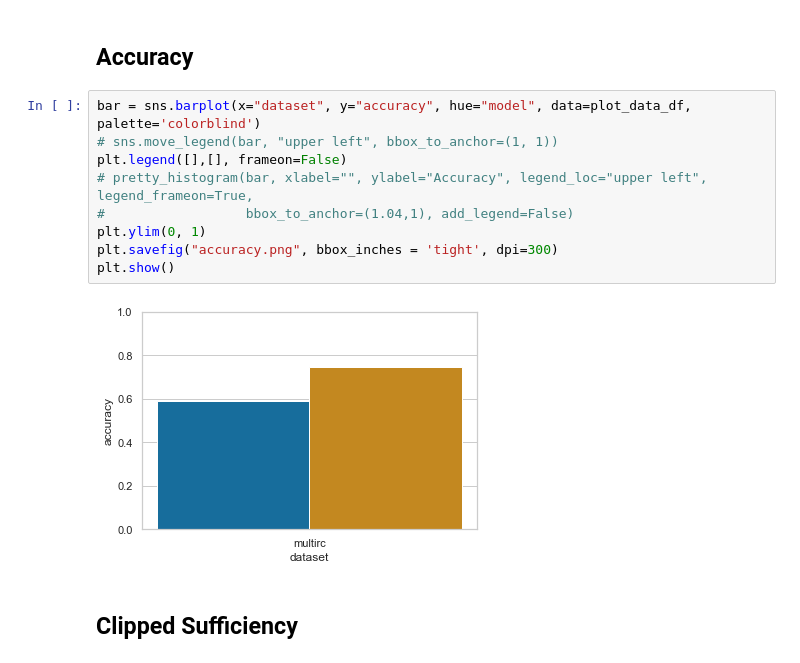
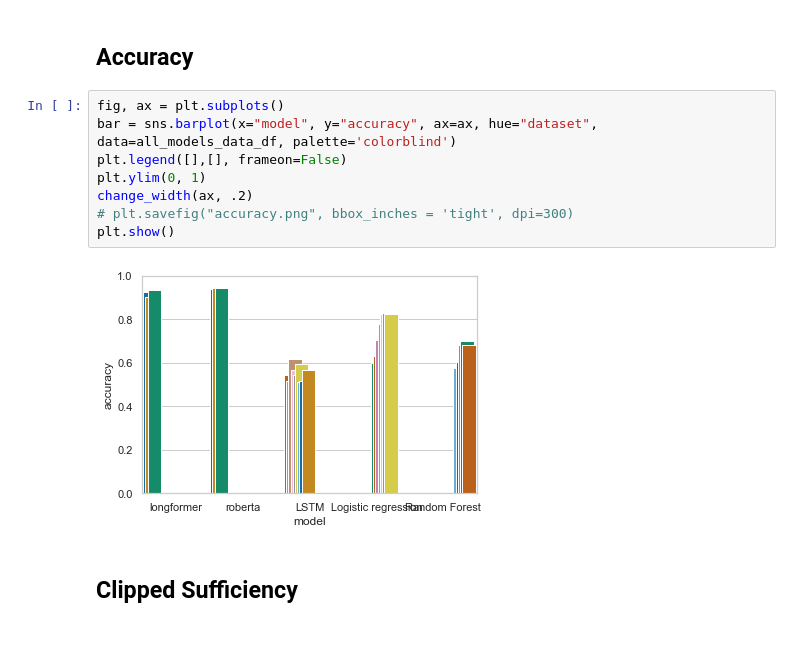
Before and after one commit to shaggyday/evaluating-human-rationales, a Jupyter notebook: plotting/result inspection.ipynb, the cells around one changed output. Saved outputs shown, nothing was run; the diff lists cells and outputs as text.

```diff
--- a/plotting/result inspection.ipynb
+++ b/plotting/result inspection.ipynb
@@ -587,16 +373,15 @@ plot_data_df
 # %% [markdown]
 ## Accuracy
 # %%
-bar = sns.barplot(x="dataset", y="accuracy", hue="model", data=plot_data_df, palette='colorblind')
-# sns.move_legend(bar, "upper left", bbox_to_anchor=(1, 1))
+fig, ax = plt.subplots()
+bar = sns.barplot(x="model", y="accuracy", ax=ax, hue="dataset", data=all_models_data_df, palette='colorblind')
 plt.legend([],[], frameon=False)
-# pretty_histogram(bar, xlabel="", ylabel="Accuracy", legend_loc="upper left", legend_frameon=True,
-#                  bbox_to_anchor=(1.04,1), add_legend=False)
 plt.ylim(0, 1)
-plt.savefig("accuracy.png", bbox_inches = 'tight', dpi=300)
+change_width(ax, .2)
+# plt.savefig("accuracy.png", bbox_inches = 'tight', dpi=300)
 plt.show()
 # %% [output]
-[figure, old version]
+[figure, new version]
 # %% [markdown]
 ## Clipped Sufficiency
 # %%
```
Also changed, not shown: parts of 22 cells of this notebook, 25 other files.
